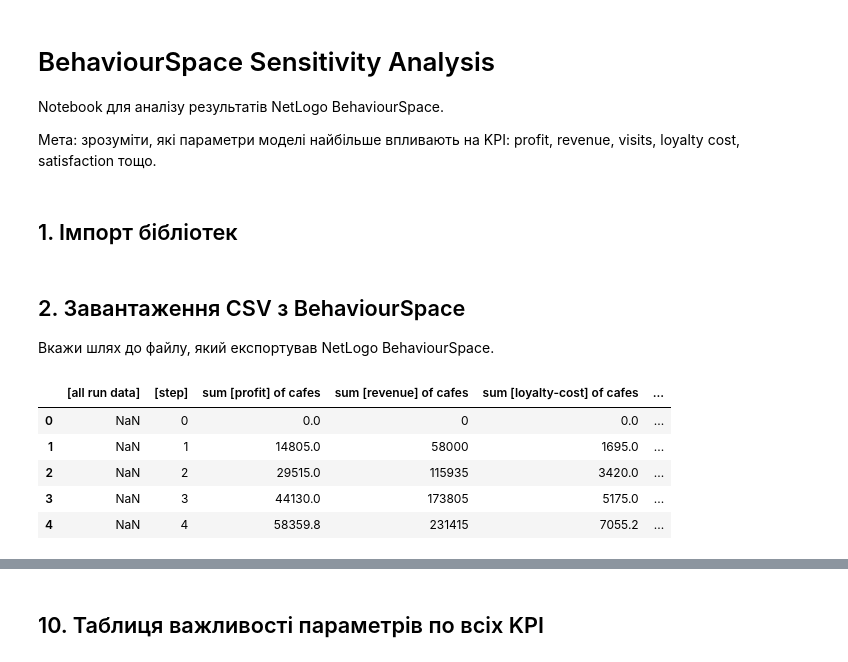
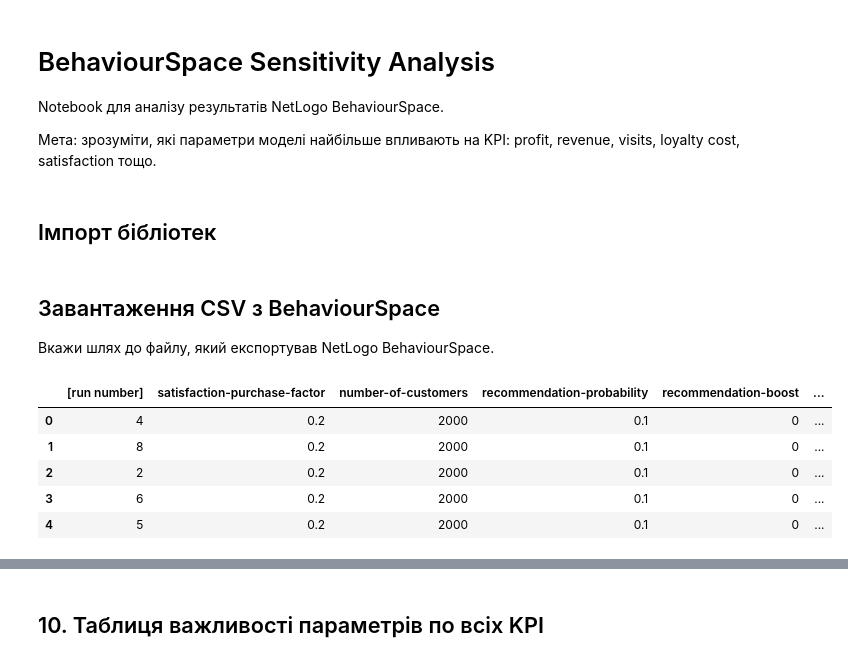
Before and after one commit to igorshubovych/loyalty-agent-model, a Jupyter notebook: behaviorspace_sensitivity_analysis.ipynb, the cells around one changed output, grey strips where cells are left out. Saved outputs shown, nothing was run; the diff lists cells and outputs as text; code cells hidden in the pictures.

Commit message:
Behaviour Space sensibility analysis

```diff
--- a/behaviorspace_sensitivity_analysis.ipynb
+++ b/behaviorspace_sensitivity_analysis.ipynb
@@ -5,7 +5,7 @@ Notebook для аналізу результатів NetLogo BehaviourSpace.
 
 Мета: зрозуміти, які параметри моделі найбільше впливають на KPI: profit, revenue, visits, loyalty cost, satisfaction тощо.
 # %% [markdown]
-## 1. Імпорт бібліотек
+## Імпорт бібліотек
 # %%
 import pandas as pd
 import re
@@ -23,7 +23,7 @@ from sklearn.metrics import r2_score, mean_absolute_error
 
 pd.set_option("display.max_columns", 100)
 # %% [markdown]
-## 2. Завантаження CSV з BehaviourSpace
+## Завантаження CSV з BehaviourSpace
 
 Вкажи шлях до файлу, який експортував NetLogo BehaviourSpace.
 # %%
@@ -52,20 +52,21 @@ def keep_final_step_columns(df):
 
     return final_df
 # %%
-file_path = "./loyalty-cafes-simple-experiment-spreadsheet.csv"
+# file_path = "./loyalty-cafes-simple-experiment-spreadsheet.csv"
 # file_path = "./loyalty-cafes-simple-experiment-stats.csv"
+file_path = "./loyalty-cafes-simple-experiment-table.csv"
 
-df_source = pd.read_csv(file_path, skiprows=23)
+df_source = pd.read_csv(file_path, skiprows=6)
 
 df = keep_final_step_columns(df_source)
 
 df.columns.tolist()
 
 df.head()
 # %% [output]
-|  | [all run data] | [step] | sum [profit] of cafes | sum [revenue] of cafes | sum [loyalty-cost] of cafes | ... |
-| 0 | NaN | 0 | 0.0 | 0 | 0.0 | ... |
-| 1 | NaN | 1 | 14805.0 | 58000 | 1695.0 | ... |
-| 2 | NaN | 2 | 29515.0 | 115935 | 3420.0 | ... |
-| 3 | NaN | 3 | 44130.0 | 173805 | 5175.0 | ... |
-| 4 | NaN | 4 | 58359.8 | 231415 | 7055.2 | ... |
+|  | [run number] | satisfaction-purchase-factor | number-of-customers | recommendation-probability | recommendation-boost | ... |
+| 0 | 4 | 0.2 | 2000 | 0.1 | 0 | ... |
+| 1 | 8 | 0.2 | 2000 | 0.1 | 0 | ... |
+| 2 | 2 | 0.2 | 2000 | 0.1 | 0 | ... |
+| 3 | 6 | 0.2 | 2000 | 0.1 | 0 | ... |
+| 4 | 5 | 0.2 | 2000 | 0.1 | 0 | ... |
```
Also changed, not shown: parts of 22 cells of this notebook.
